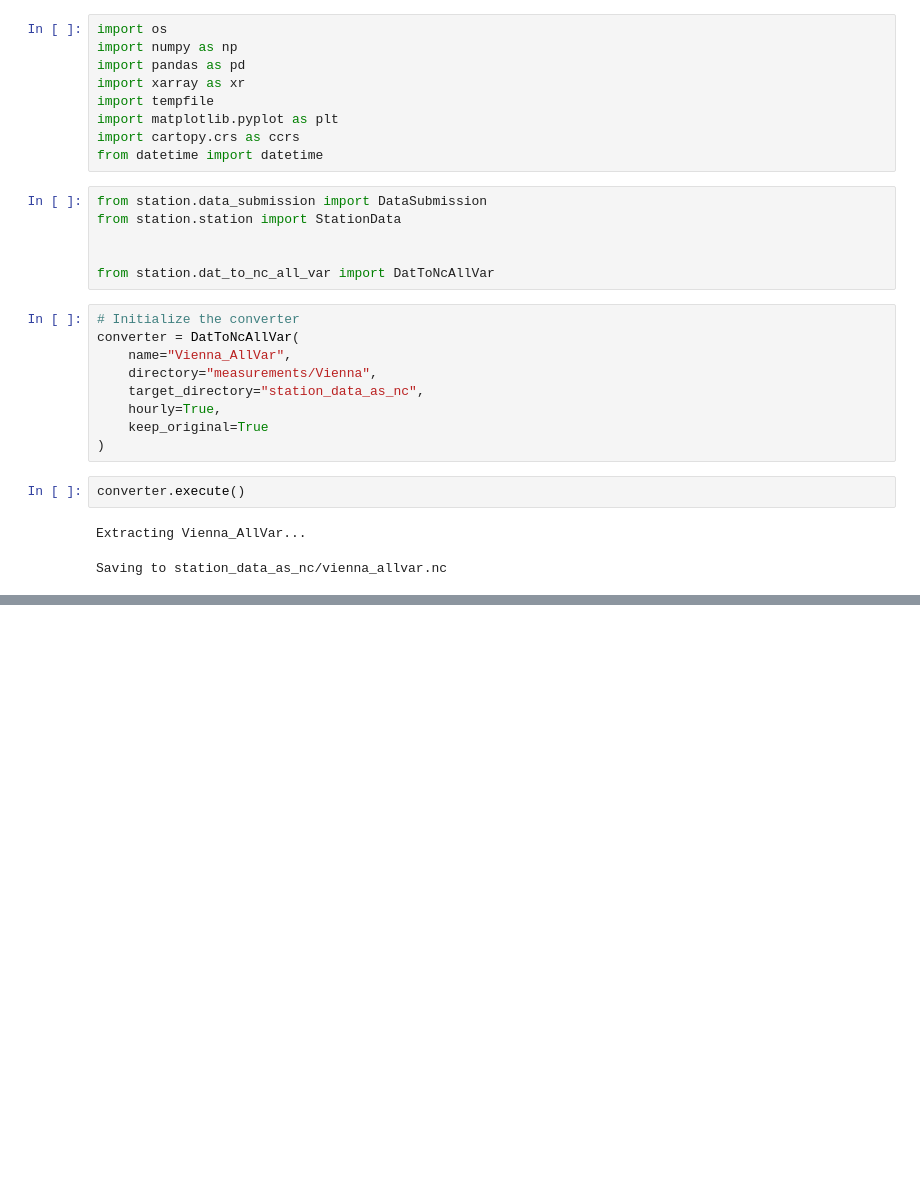
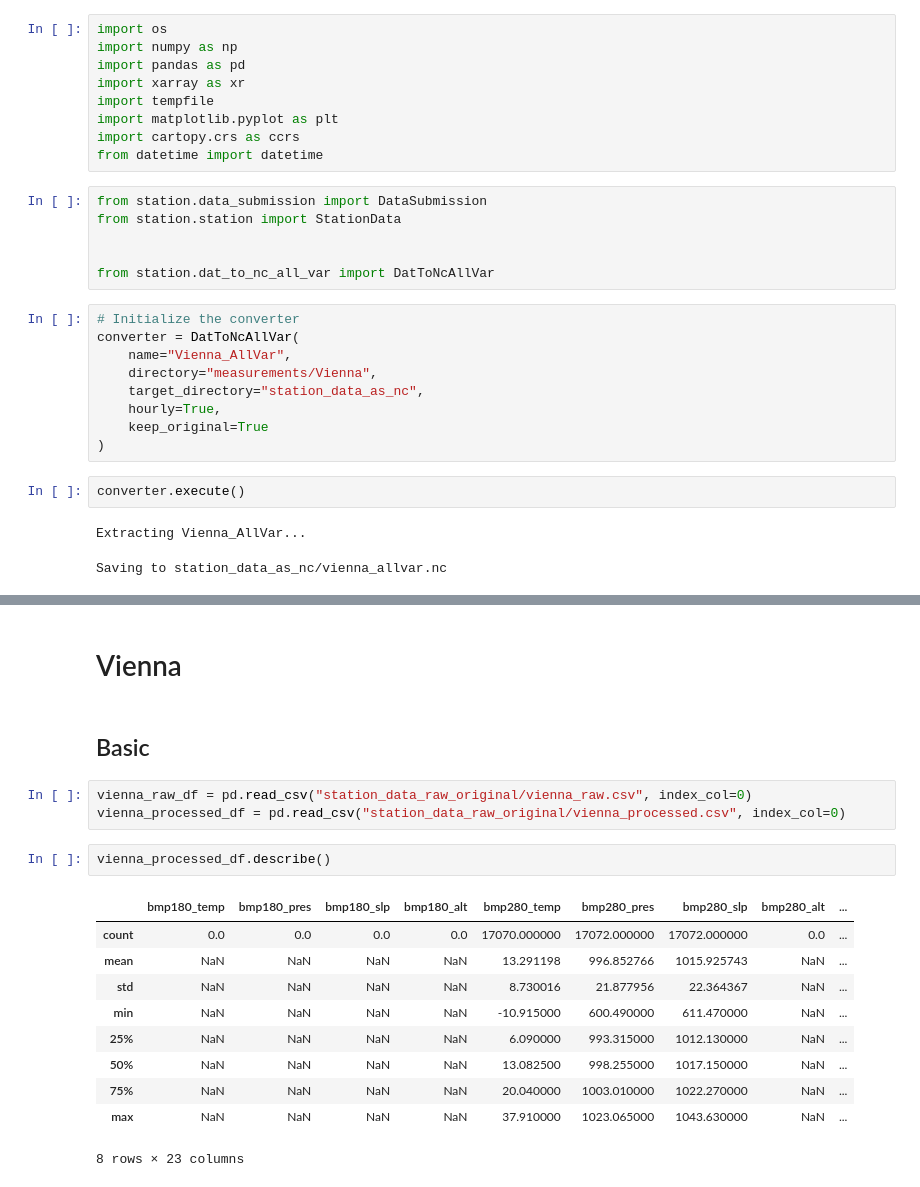
Before and after one commit to Ferdinand1123/digital-twin-for-weather-station, a Jupyter notebook: eda2.ipynb, the cells around one changed output, grey strips where cells are left out. Cells and saved outputs as stored; diff of their text form; blank space fills up the shorter version.

```diff
--- a/eda2.ipynb
+++ b/eda2.ipynb
@@ -48,0 +155,20 @@ datetime
+# %% [markdown]
+# Vienna
+# %% [markdown]
+## Basic
+# %%
+vienna_raw_df = pd.read_csv("station_data_raw_original/vienna_raw.csv", index_col=0)
+vienna_processed_df = pd.read_csv("station_data_raw_original/vienna_processed.csv", index_col=0)
+# %%
+vienna_processed_df.describe()
+# %% [output]
+|  | bmp180_temp | bmp180_pres | bmp180_slp | bmp180_alt | bmp280_temp | bmp280_pres | bmp280_slp | bmp280_alt | ... |
+| count | 0.0 | 0.0 | 0.0 | 0.0 | 17070.000000 | 17072.000000 | 17072.000000 | 0.0 | ... |
+| mean | NaN | NaN | NaN | NaN | 13.291198 | 996.852766 | 1015.925743 | NaN | ... |
+| std | NaN | NaN | NaN | NaN | 8.730016 | 21.877956 | 22.364367 | NaN | ... |
+| min | NaN | NaN | NaN | NaN | -10.915000 | 600.490000 | 611.470000 | NaN | ... |
+| 25% | NaN | NaN | NaN | NaN | 6.090000 | 993.315000 | 1012.130000 | NaN | ... |
+| 50% | NaN | NaN | NaN | NaN | 13.082500 | 998.255000 | 1017.150000 | NaN | ... |
+| 75% | NaN | NaN | NaN | NaN | 20.040000 | 1003.010000 | 1022.270000 | NaN | ... |
+| max | NaN | NaN | NaN | NaN | 37.910000 | 1023.065000 | 1043.630000 | NaN | ... |
+8 rows × 23 columns
```
Also changed, not shown: parts of 25 cells of this notebook, 1 other file.
